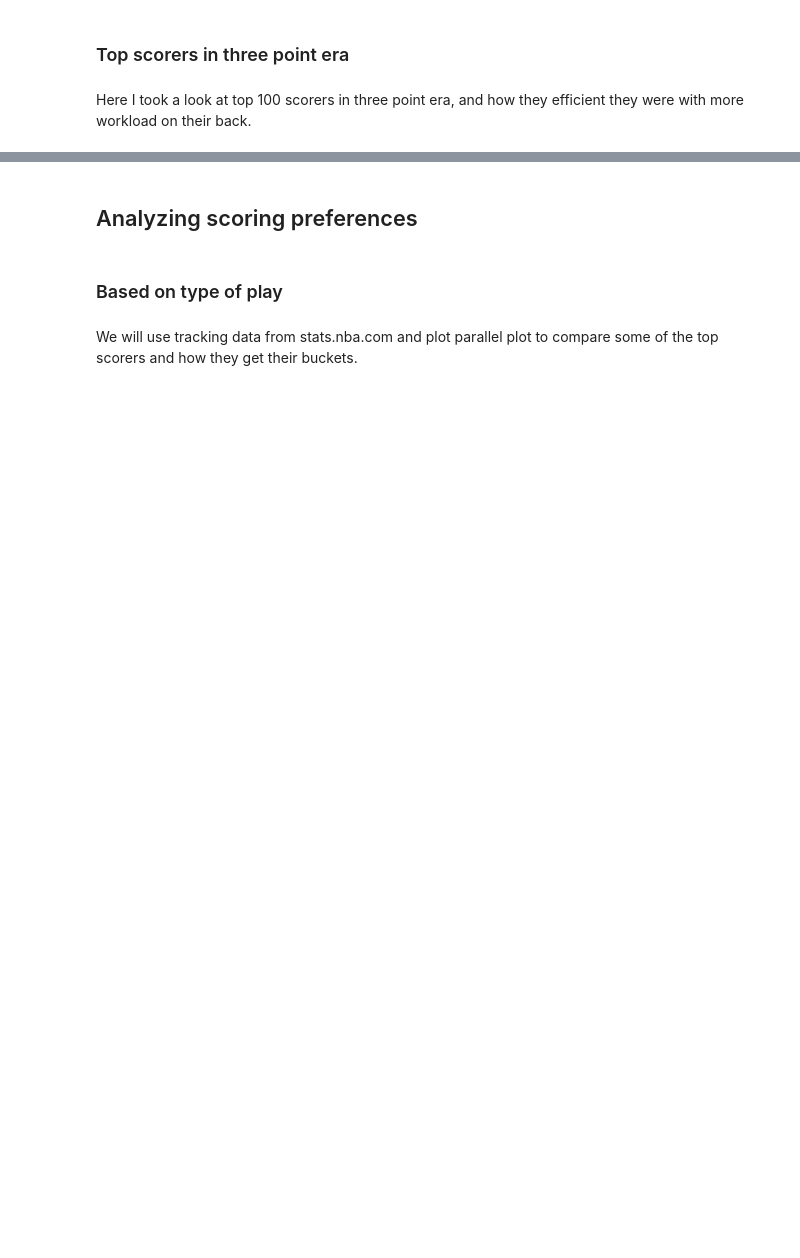
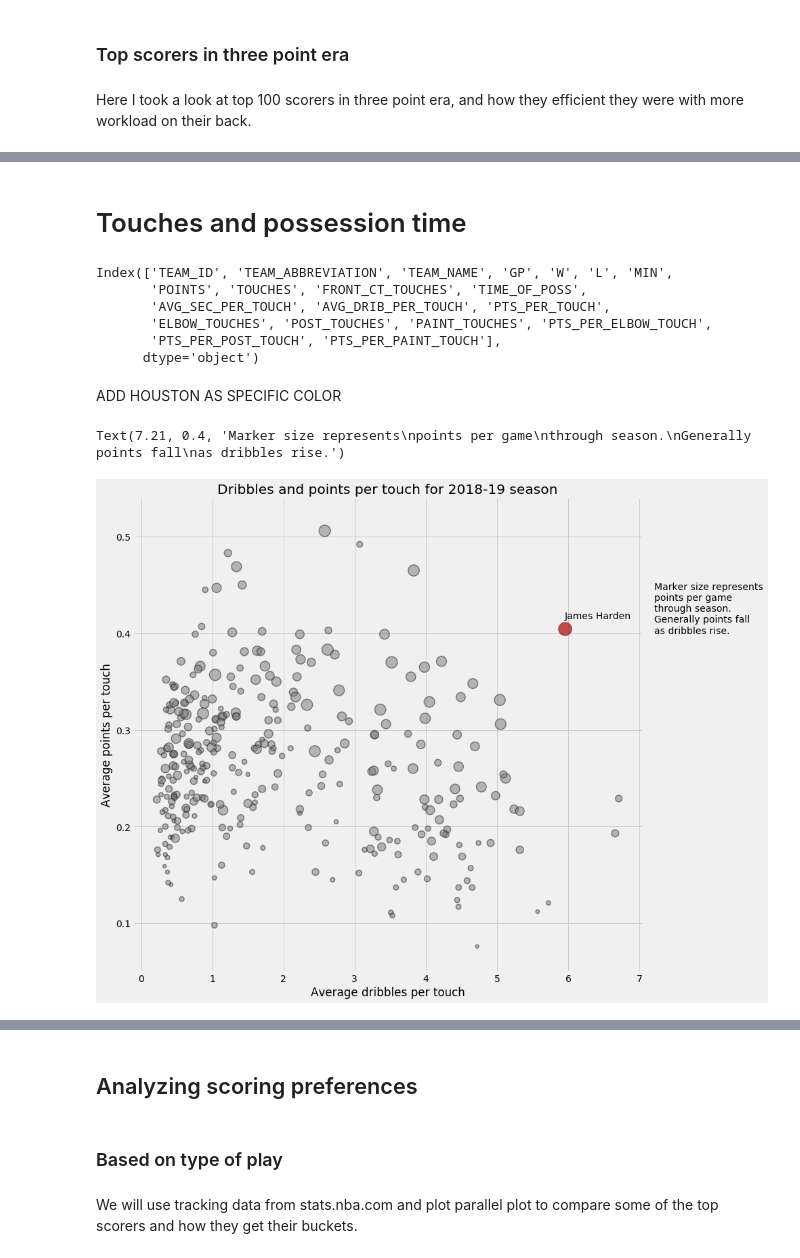
Before and after one commit to danchyy/Basketball_Analytics, a Jupyter notebook: Scripts/2018_19_season/harden_analysis/harden_analysis.ipynb, the cells around one changed output, grey strips where cells are left out. Drawn from its saved outputs; the diff is of its cells as text; code cells hidden in the pictures; blank space fills up the shorter version.

```diff
--- a/Scripts/2018_19_season/harden_analysis/harden_analysis.ipynb
+++ b/Scripts/2018_19_season/harden_analysis/harden_analysis.ipynb
@@ -409,0 +406,2 @@ Text(0.5, 1.0, 'Efficiency of top 100 scorers since 1979-80')
+# %% [markdown]
+# Touches and possession time
@@ -409,0 +410,64 @@ Text(0.5, 1.0, 'Efficiency of top 100 scorers since 1979-80')
+# %%
+touches = LeagueDashPtStats(per_mode_simple="PerGame", pt_measure_type="Possessions", player_or_team='Player')
+# %%
+touches_df = touches.get_data_frames()[0]
+# %%
+touches_df.columns
+# %% [output]
+Index(['TEAM_ID', 'TEAM_ABBREVIATION', 'TEAM_NAME', 'GP', 'W', 'L', 'MIN',
+       'POINTS', 'TOUCHES', 'FRONT_CT_TOUCHES', 'TIME_OF_POSS',
+       'AVG_SEC_PER_TOUCH', 'AVG_DRIB_PER_TOUCH', 'PTS_PER_TOUCH',
+       'ELBOW_TOUCHES', 'POST_TOUCHES', 'PAINT_TOUCHES', 'PTS_PER_ELBOW_TOUCH',
+       'PTS_PER_POST_TOUCH', 'PTS_PER_PAINT_TOUCH'],
+      dtype='object')
+# %%
+touches_df = touches_df.loc[touches_df.GP > 20]
+touches_df = touches_df.loc[touches_df.GP * touches_df.TOUCHES > 500]
+# %%
+without_harden = touches_df.loc[touches_df.PLAYER_NAME != "James Harden"]
+# %% [markdown]
+ADD HOUSTON AS SPECIFIC COLOR
+# %%
+plt.style.use('fivethirtyeight')
+fig, ax = plt.subplots(figsize=(12, 12))
+
+ax.scatter(
+    x=without_harden.AVG_DRIB_PER_TOUCH,
+    y=without_harden.PTS_PER_TOUCH,
+    s=without_harden.POINTS*10,
+    alpha=0.5,
+    color="#787878",
+    edgecolors="#232323",
+    linewidths=1.5,
+)
+
+harden_df = touches_df.loc[touches_df.PLAYER_NAME == "James Harden"]
+ax.scatter(
+    x=harden_df.AVG_DRIB_PER_TOUCH,
+    y=harden_df.PTS_PER_TOUCH,
+    s=harden_df.POINTS*10,
+    color="#AE2525",
+    linewidths=1.5,
+    alpha=0.8,
+    edgecolors="#AE2525",
+)
+
+ax.text(
+    x=harden_df.AVG_DRIB_PER_TOUCH,
+    y=harden_df.PTS_PER_TOUCH+0.01,
+    s="James Harden"
+)
+
+
+ax.set_xlabel("Average dribbles per touch")
+ax.set_ylabel("Average points per touch")
+ax.set_title("Dribbles and points per touch for 2018-19 season")
+
+ax.text(
+    x=max(touches_df.AVG_DRIB_PER_TOUCH)+0.5,
+    y=0.4,
+    s="Marker size represents\npoints per game\nthrough season.\nGenerally points fall\nas dribbles rise."
+)
+# %% [output]
+Text(7.21, 0.4, 'Marker size represents\npoints per game\nthrough season.\nGenerally points fall\nas dribbles rise.')
+[figure, added]
```
Also changed, not shown: parts of 7 cells of this notebook, 1 other file.
